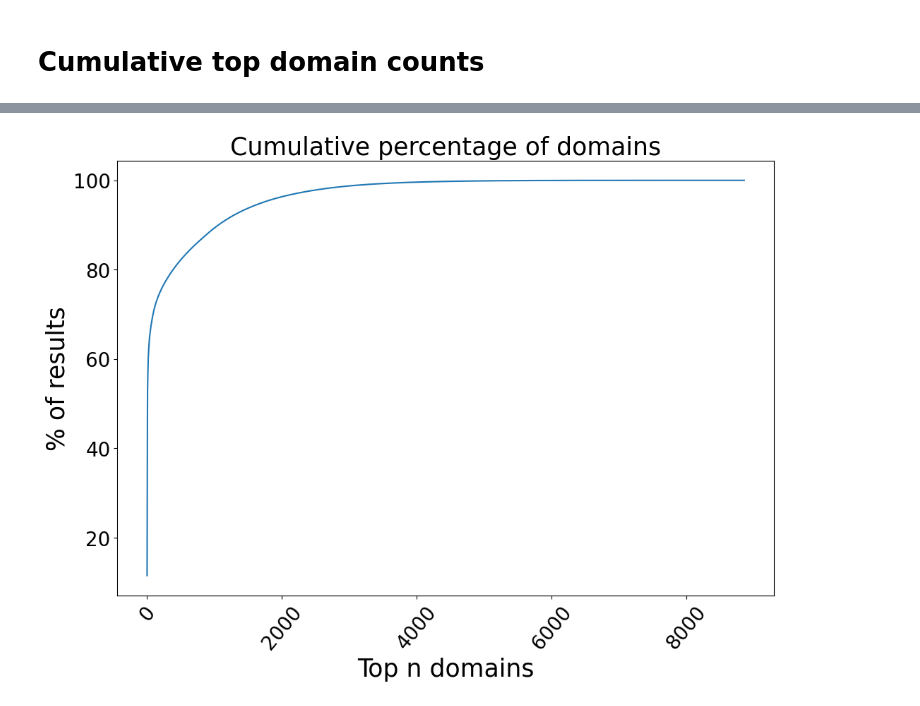
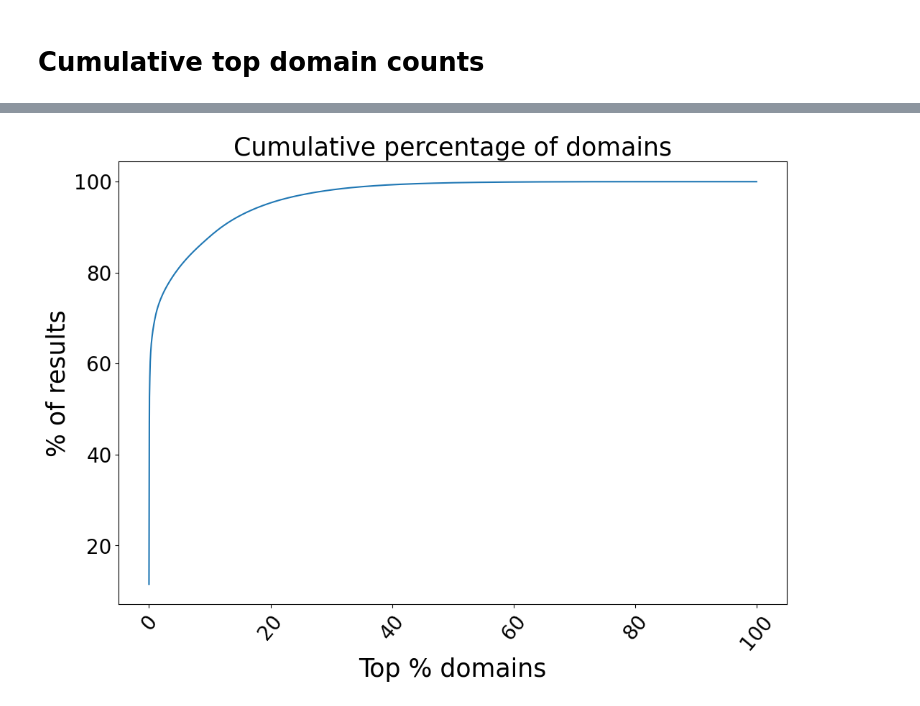
Before and after one commit to LazerLab/google_audit_reproduce, a Jupyter notebook: notebooks/cumulative_percentage.ipynb, the cells around one changed output, grey strips where cells are left out. Saved outputs shown, nothing was run; the diff lists cells and outputs as text; code cells hidden in the pictures.

```diff
--- a/notebooks/cumulative_percentage.ipynb
+++ b/notebooks/cumulative_percentage.ipynb
@@ -17,20 +21,22 @@ sum_domain = domain_counts['counts'].sum()
 domain_counts["cum_proportion"] = domain_counts['cumulative_counts'] / sum_domain
 # %%
 domain_counts["top"] = range(0,len(domain_counts))
+# %%
+domain_counts["top_percent"] = domain_counts["top"]/len(domain_counts)
 # %%
 fig = plt.figure(figsize = (12, 8))
 plot_df = domain_counts
 
-plt.plot(plot_df.top, plot_df['cum_proportion']*100)
+plt.plot(plot_df.top_percent*100, plot_df['cum_proportion']*100)
 plt.xticks(rotation=50, fontsize=20)
 plt.yticks(fontsize=20)
 
-plt.xlabel("Top n domains",fontsize=25)
+plt.xlabel("Top % domains",fontsize=25)
 plt.ylabel("% of results",fontsize=25)
 plt.title("Cumulative percentage of domains",fontsize=25)
 
 
 plt.savefig("../data/plots/house_cum_top_n_domains.png", bbox_inches='tight', dpi=200)
 plt.show()
 # %% [output]
-[figure, old version]
+[figure, new version]
```
Also changed, not shown: parts of 3 cells of this notebook, 1 other file.
